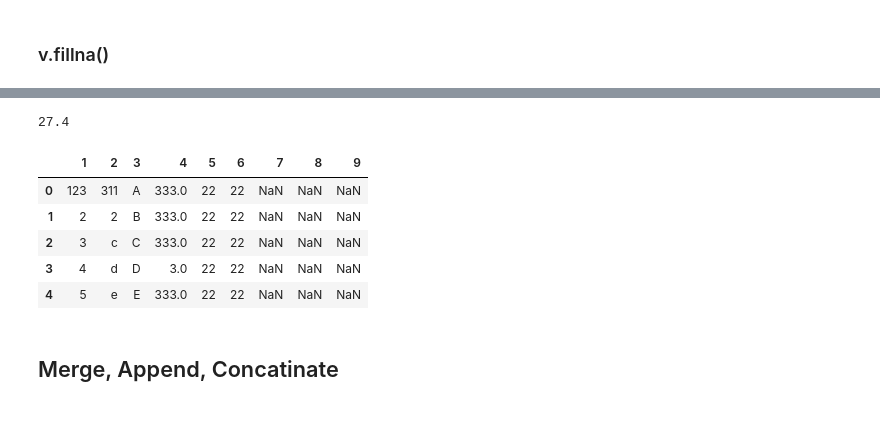
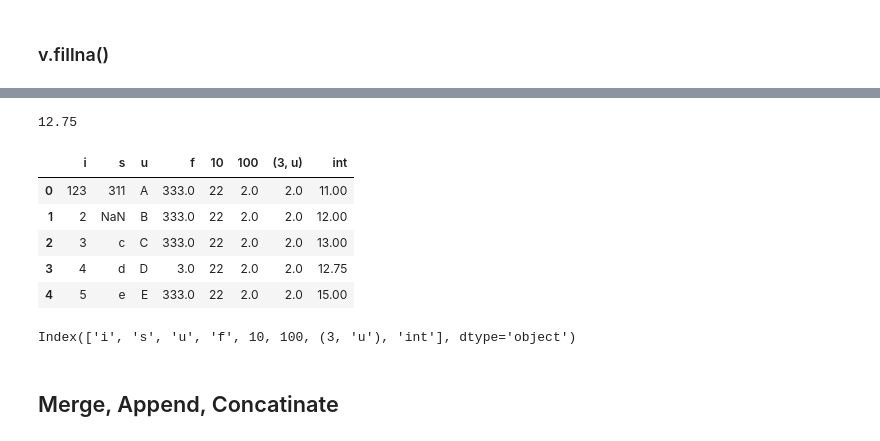
Before and after one commit to omkantsharma/DATA_-SCIENCE, a Jupyter notebook: Pandas_ Exercise_.ipynb, the cells around one changed output, grey strips where cells are left out. Drawn from its saved outputs; the diff is of its cells as text; code cells hidden in the pictures.

```diff
--- a/Pandas_ Exercise_.ipynb
+++ b/Pandas_ Exercise_.ipynb
@@ -1125,3 +1205,5 @@ Index(['i', 's', 'u', 'f', (5, 10), (6, 10), 10], dtype='object')
 # %%
+d_s[5,10]=np.nan
+print(d_s)
 d_s.drop_duplicates([(5,10),10])
 # %% [output]
@@ -1201,3 +1289,3 @@ d_s.head(1)
 # %%
-d_s.columns=list('123456789')
-d_s
+#d_s.columns=list('123456789')
+#d_s
@@ -1243,0 +1327,3 @@ d_s
+# %%
+d_s['int']=[11,12,13,np.nan,15]
+d_s
@@ -1244,21 +1337,24 @@ d_s
 # %%
-# fill  mean
-m_1=d_s['1'].mean()
+m_1=d_s['int'].mean()
 m_1
 # %% [output]
-27.4
+12.75
 # %%
 #fill_values = {'A': df['A'].mean(), 'B': 34, 'C': 2, 'D': 3}
-fill={'1':m_1,'2':2,'4':3}
+fill={'int':m_1,100:2,'f':3,(3,'u'):2}
 d_f=d_s.fillna(value=fill)
 d_f
 # %% [output]
-|  | 1 | 2 | 3 | 4 | 5 | 6 | 7 | 8 | 9 |
-| 0 | 123 | 311 | A | 333.0 | 22 | 22 | NaN | NaN | NaN |
-| 1 | 2 | 2 | B | 333.0 | 22 | 22 | NaN | NaN | NaN |
-| 2 | 3 | c | C | 333.0 | 22 | 22 | NaN | NaN | NaN |
-| 3 | 4 | d | D | 3.0 | 22 | 22 | NaN | NaN | NaN |
-| 4 | 5 | e | E | 333.0 | 22 | 22 | NaN | NaN | NaN |
+|  | i | s | u | f | 10 | 100 | (3, u) | int |
+| 0 | 123 | 311 | A | 333.0 | 22 | 2.0 | 2.0 | 11.00 |
+| 1 | 2 | NaN | B | 333.0 | 22 | 2.0 | 2.0 | 12.00 |
+| 2 | 3 | c | C | 333.0 | 22 | 2.0 | 2.0 | 13.00 |
+| 3 | 4 | d | D | 3.0 | 22 | 2.0 | 2.0 | 12.75 |
+| 4 | 5 | e | E | 333.0 | 22 | 2.0 | 2.0 | 15.00 |
+# %%
+d_f.columns
+# %% [output]
+Index(['i', 's', 'u', 'f', 10, 100, (3, 'u'), 'int'], dtype='object')
 # %%
 # v.apply(np.sum,axis=0)
 # v.apply(np.sum,axis=1)
```
Also changed, not shown: parts of 63 cells of this notebook.
